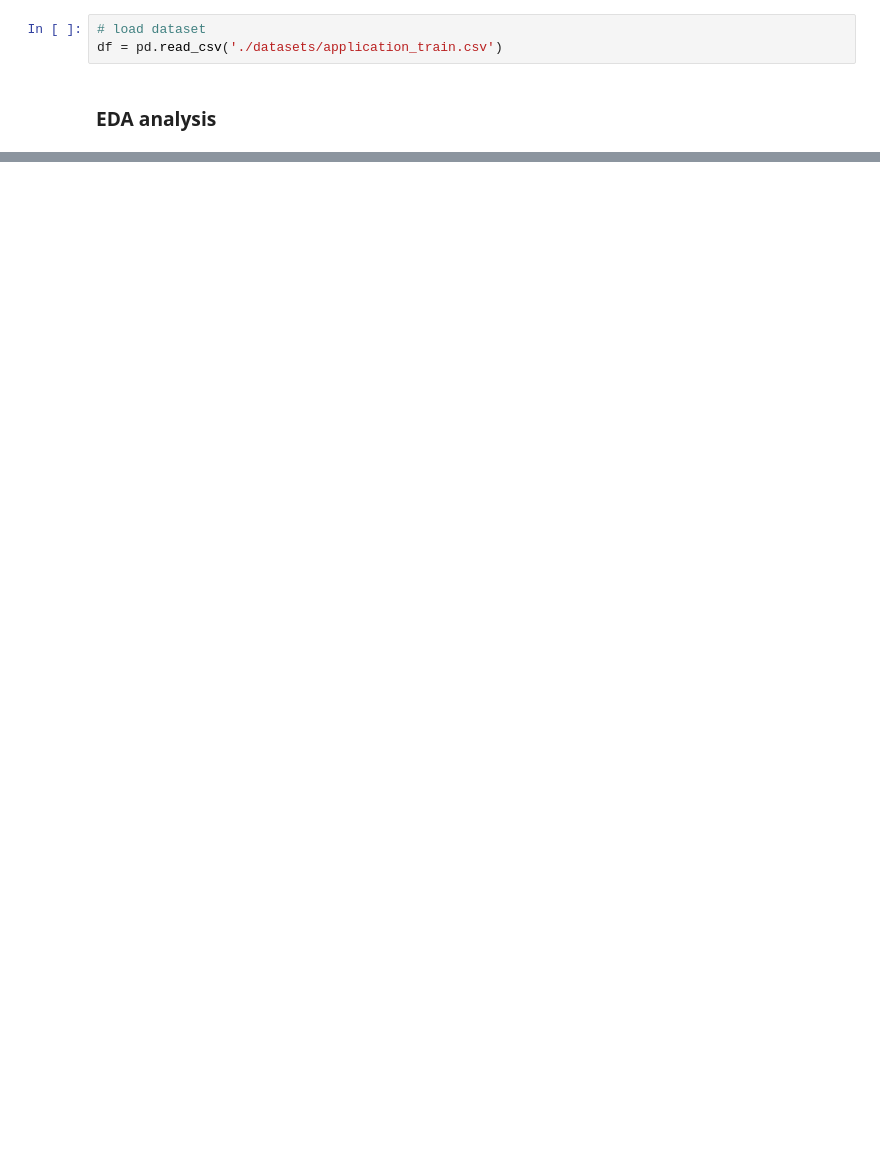
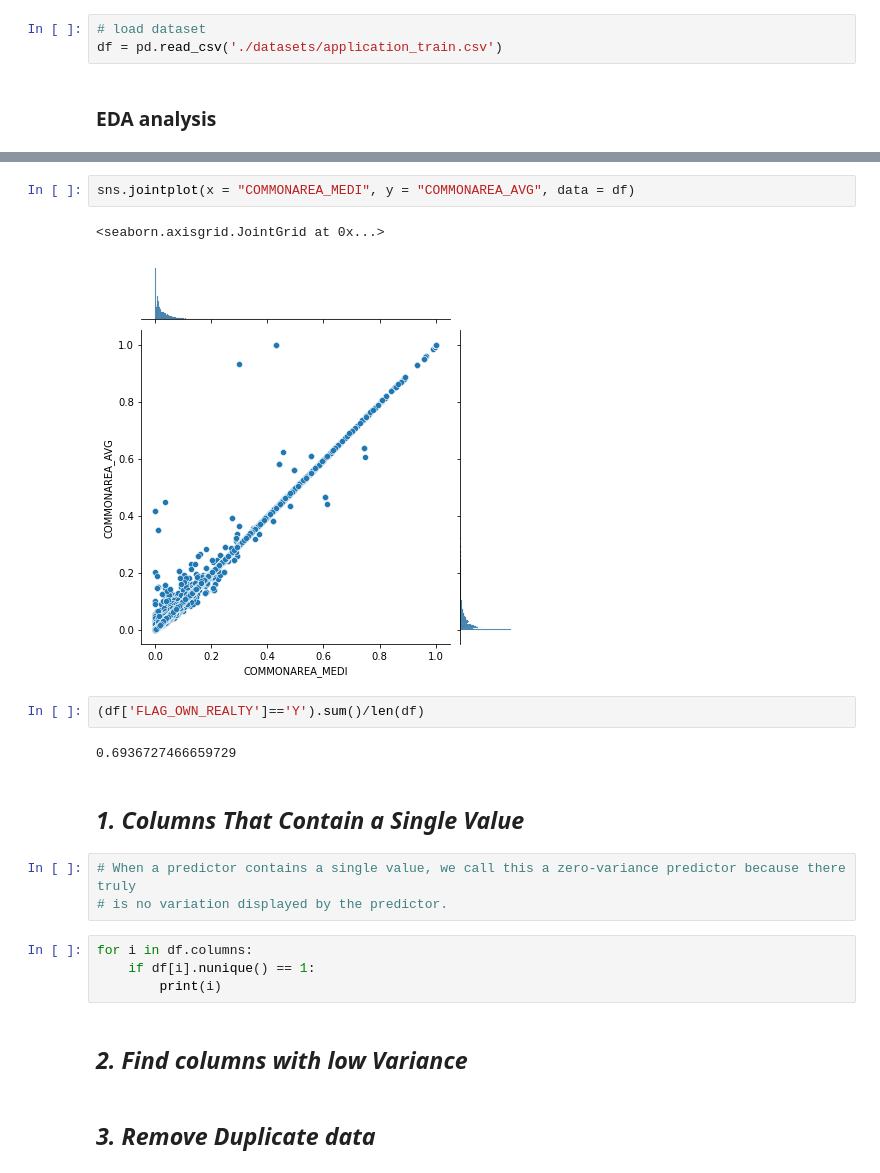
Before and after one commit to nickync/JPMLE, a Jupyter notebook: final.ipynb, the cells around one changed output, grey strips where cells are left out. Drawn from its saved outputs; the diff is of its cells as text; blank space fills up the shorter version.

```diff
--- a/final.ipynb
+++ b/final.ipynb
@@ -88,0 +134,22 @@ https://github.com/pandas-profiling/pandas-profiling/issues
+# %%
+sns.jointplot(x = "COMMONAREA_MEDI", y = "COMMONAREA_AVG", data = df)
+# %% [output]
+<seaborn.axisgrid.JointGrid at 0x...>
+[figure, added]
+# %%
+(df['FLAG_OWN_REALTY']=='Y').sum()/len(df)
+# %% [output]
+0.6936727466659729
+# %% [markdown]
+## *1. Columns That Contain a Single Value*
+# %%
+# When a predictor contains a single value, we call this a zero-variance predictor because there truly
+# is no variation displayed by the predictor.
+# %%
+for i in df.columns:
+    if df[i].nunique() == 1:
+        print(i)
+# %% [markdown]
+## *2. Find columns with low Variance*
+# %% [markdown]
+## *3. Remove Duplicate data*
```
Also changed, not shown: parts of 34 cells of this notebook, 3 other files.
